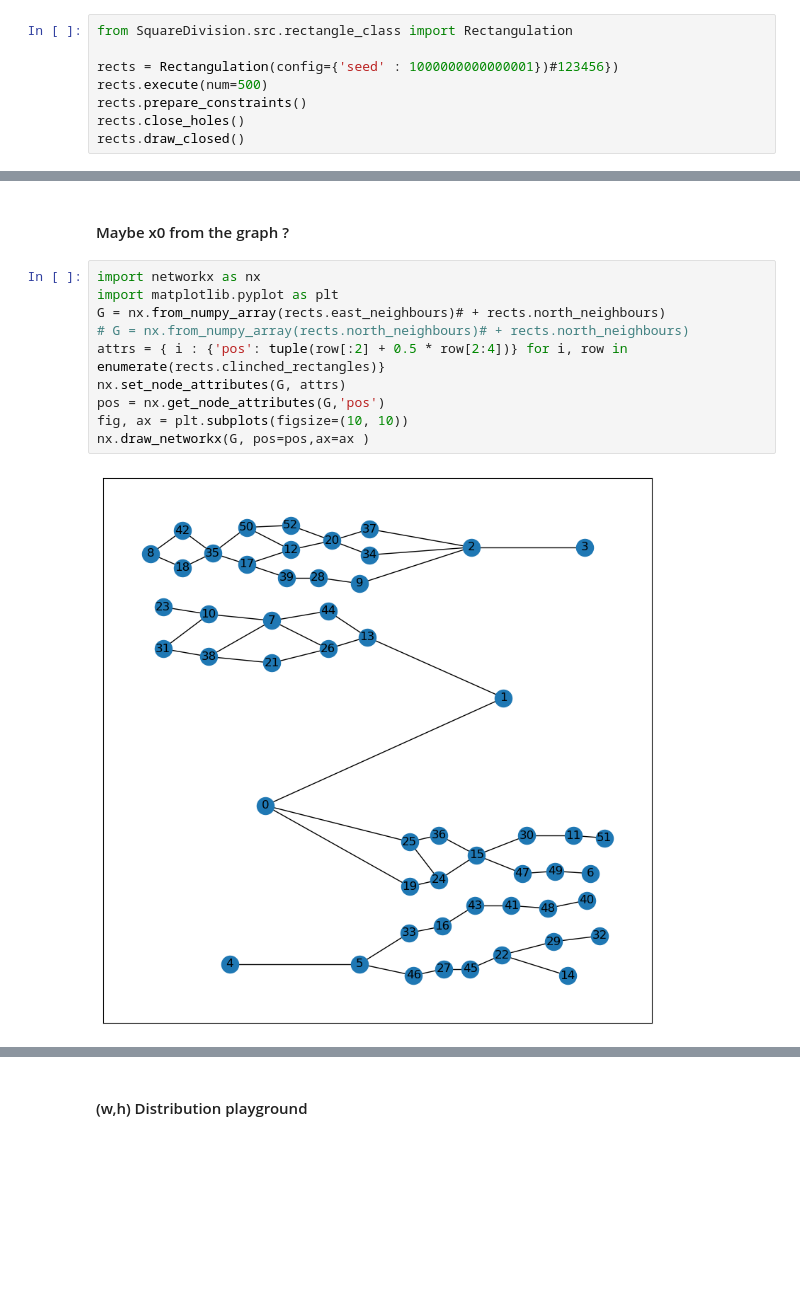
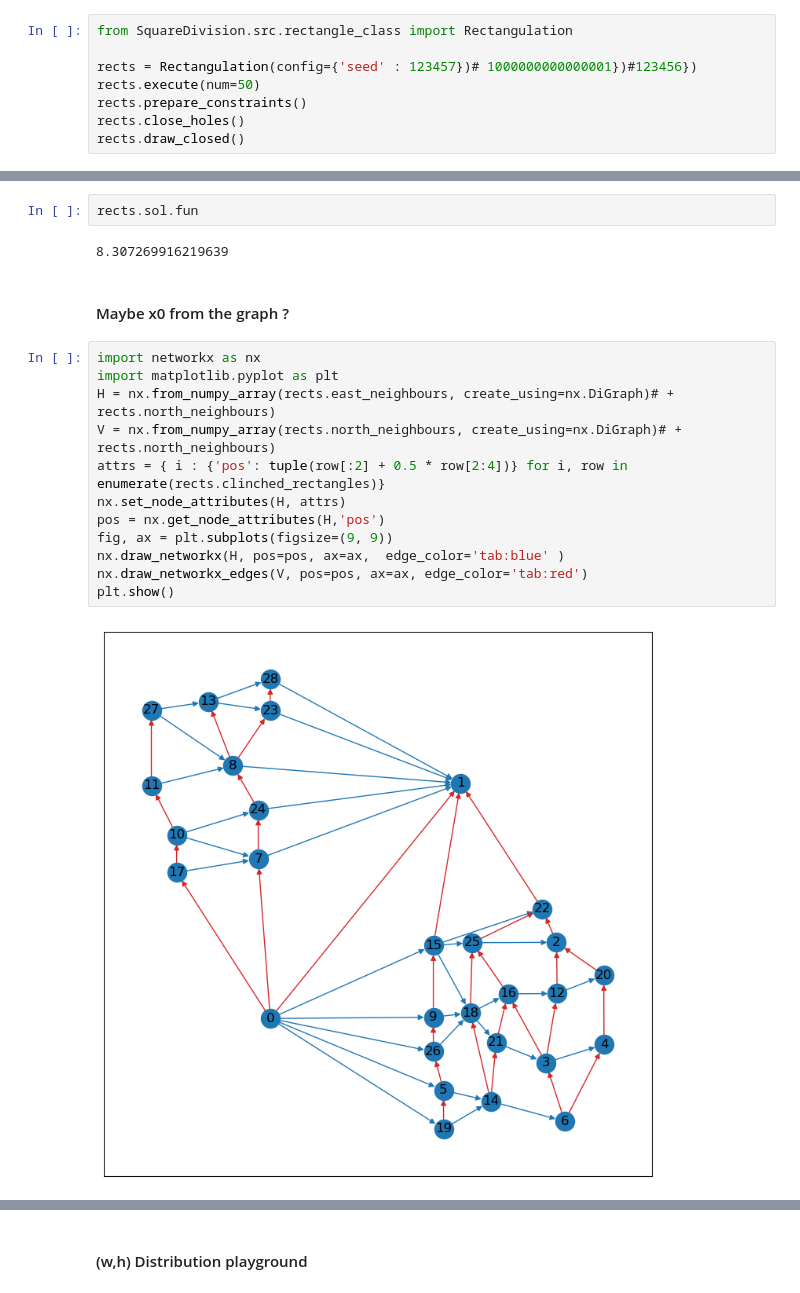
Before and after one commit to Polatucha16/SquareDivision, a Jupyter notebook: square_division_example.ipynb, the cells around one changed output, grey strips where cells are left out. Drawn from its saved outputs; the diff is of its cells as text; blank space fills up the shorter version.

```diff
--- a/square_division_example.ipynb
+++ b/square_division_example.ipynb
@@ -1,8 +1,8 @@
 # %%
 from SquareDivision.src.rectangle_class import Rectangulation
 
-rects = Rectangulation(config={'seed' : 1000000000000001})#123456})
-rects.execute(num=500)
+rects = Rectangulation(config={'seed' : 123457})# 1000000000000001})#123456})
+rects.execute(num=50)
 rects.prepare_constraints()
 rects.close_holes()
 rects.draw_closed()
@@ -29,14 +35,20 @@ rects.holes_idxs
+# %%
+rects.sol.fun
+# %% [output]
+8.307269916219639
 # %% [markdown]
 #### Maybe x0 from the graph ?
 # %%
 import networkx as nx
 import matplotlib.pyplot as plt
-G = nx.from_numpy_array(rects.east_neighbours)# + rects.north_neighbours)
-# G = nx.from_numpy_array(rects.north_neighbours)# + rects.north_neighbours)
+H = nx.from_numpy_array(rects.east_neighbours, create_using=nx.DiGraph)# + rects.north_neighbours)
+V = nx.from_numpy_array(rects.north_neighbours, create_using=nx.DiGraph)# + rects.north_neighbours)
 attrs = { i : {'pos': tuple(row[:2] + 0.5 * row[2:4])} for i, row in enumerate(rects.clinched_rectangles)}
-nx.set_node_attributes(G, attrs)
-pos = nx.get_node_attributes(G,'pos')
-fig, ax = plt.subplots(figsize=(10, 10))
-nx.draw_networkx(G, pos=pos,ax=ax )
+nx.set_node_attributes(H, attrs)
+pos = nx.get_node_attributes(H,'pos')
+fig, ax = plt.subplots(figsize=(9, 9))
+nx.draw_networkx(H, pos=pos, ax=ax,  edge_color='tab:blue' )
+nx.draw_networkx_edges(V, pos=pos, ax=ax, edge_color='tab:red')
+plt.show()
 # %% [output]
-[figure, old version]
+[figure, new version]
```
Also changed, not shown: parts of 4 cells of this notebook, 2 other files.
